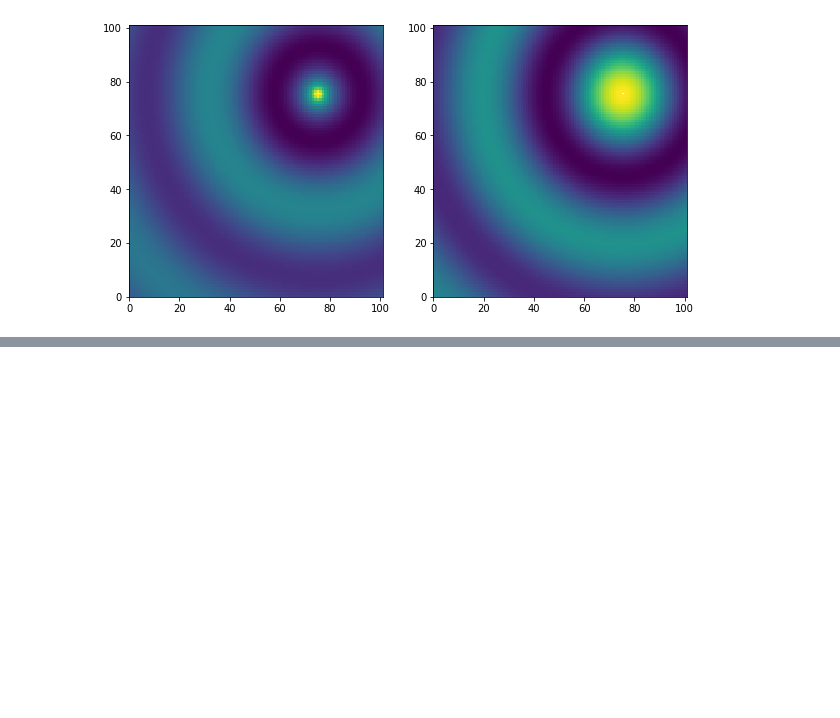
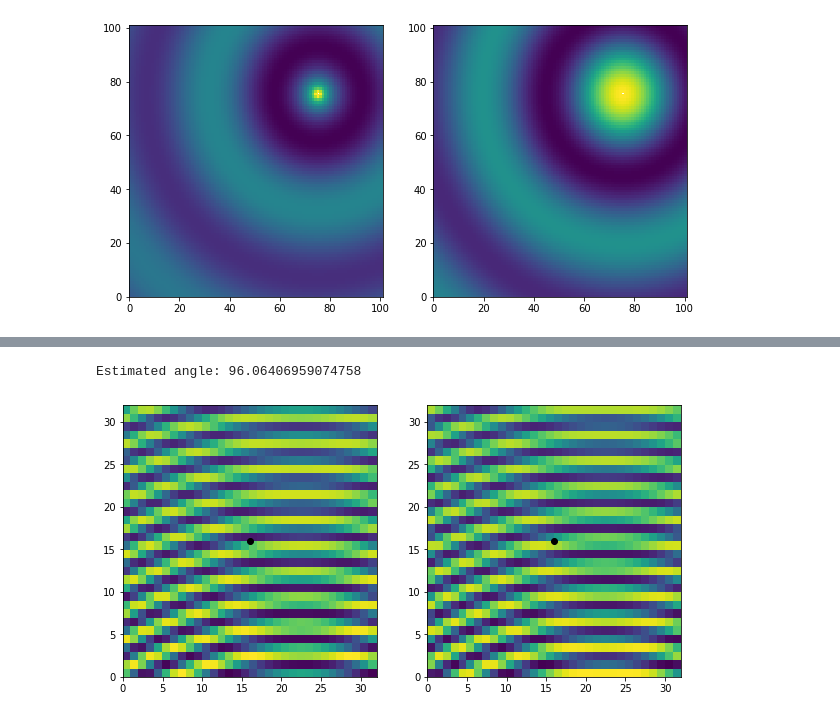
Before and after one commit to IgorBaratta/wave-direction, a Jupyter notebook: notebooks/generate_data.ipynb, the cells around one changed output, grey strips where cells are left out. Cells and saved outputs as stored; diff of their text form; code cells hidden in the pictures; blank space fills up the shorter version.

```diff
--- a/notebooks/generate_data.ipynb
+++ b/notebooks/generate_data.ipynb
@@ -49,0 +79,21 @@ ax[1].pcolor(field.imag)
+# %%
+import math
+# Number of samples:
+training_size = 5000
+test_size = 200
+
+train_input, train_label = generate_data(training_size, N)
+train_label = train_label/ 360
+test_input, test_label = generate_data(test_size, N)
+test_label = test_label/ 360
+
+fig, ax = plt.subplots(1,2, figsize=(10, 5))
+ax[0].pcolor(train_input[0,:,:,0])
+ax[0].plot(N/2, N/2, 'ko')
+ax[1].pcolor(train_input[0,:,:,1])
+ax[1].plot(N/2, N/2, 'ko')
+
+print("Estimated angle:",  train_label[0]*360)
+# %% [output]
+Estimated angle: 96.06406959074758
+[figure, added]
```
Also changed, not shown: parts of 9 cells of this notebook.
